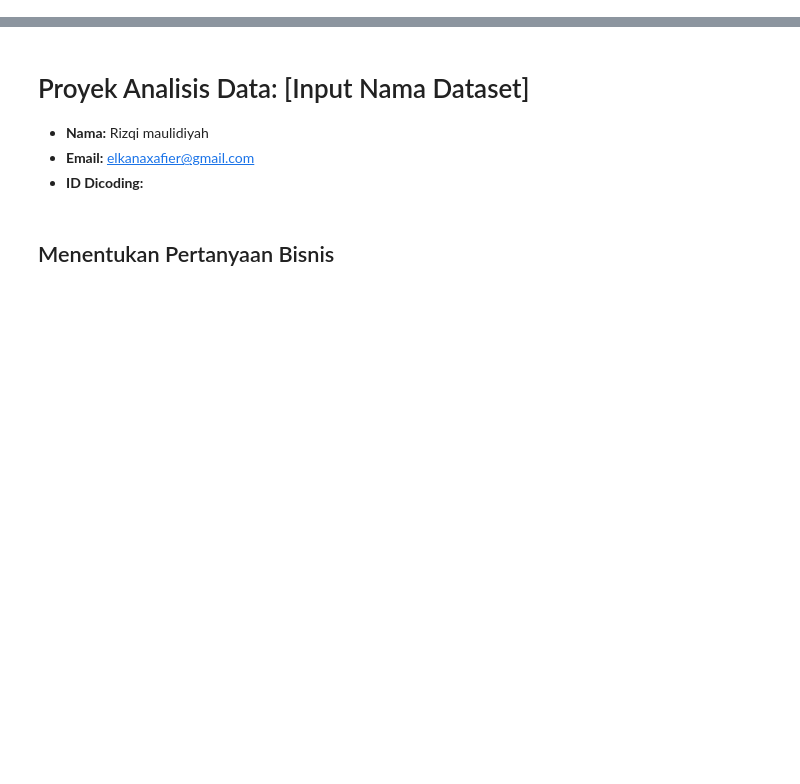
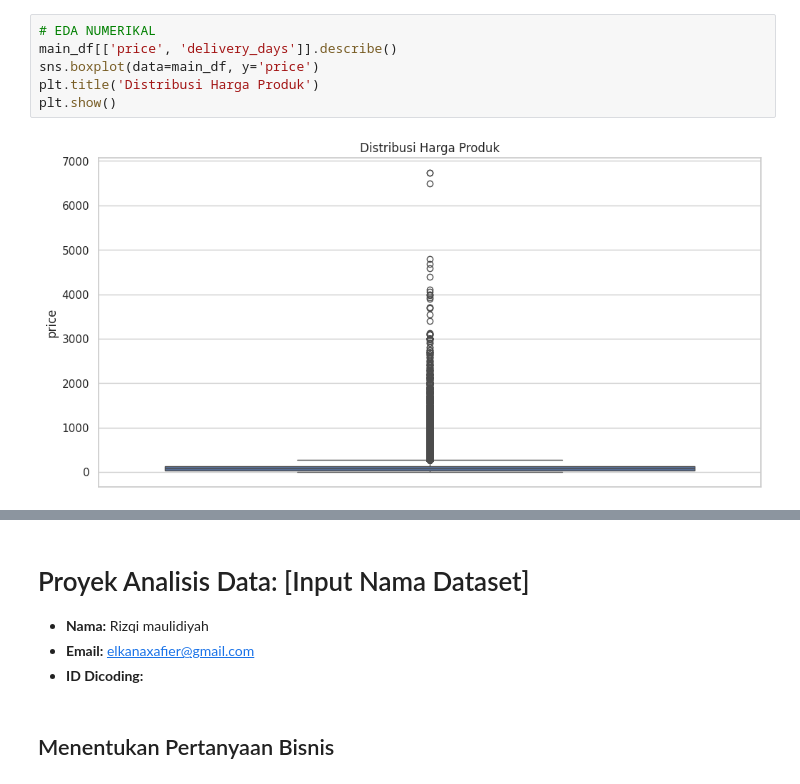
Before and after one commit to xafiertect/E-Commerce-Public, a Jupyter notebook: Proyek_Analisis_Data.ipynb, the cells around one changed output, grey strips where cells are left out. Drawn from its saved outputs; the diff is of its cells as text; blank space fills up the shorter version.

```diff
--- a/Proyek_Analisis_Data.ipynb
+++ b/Proyek_Analisis_Data.ipynb
@@ -0,0 +377,8 @@
+# %%
+# EDA NUMERIKAL
+main_df[['price', 'delivery_days']].describe()
+sns.boxplot(data=main_df, y='price')
+plt.title('Distribusi Harga Produk')
+plt.show()
+# %% [output]
+[figure, added]
```
Also changed, not shown: parts of 50 cells of this notebook, 2 other files.
